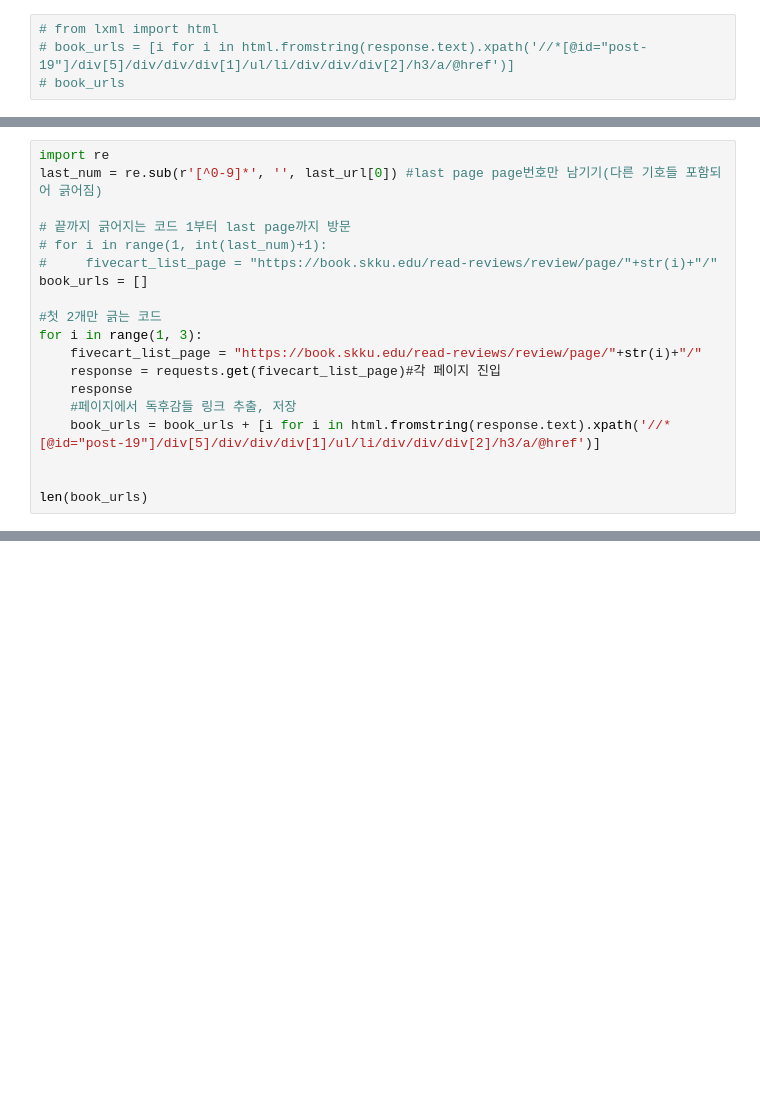
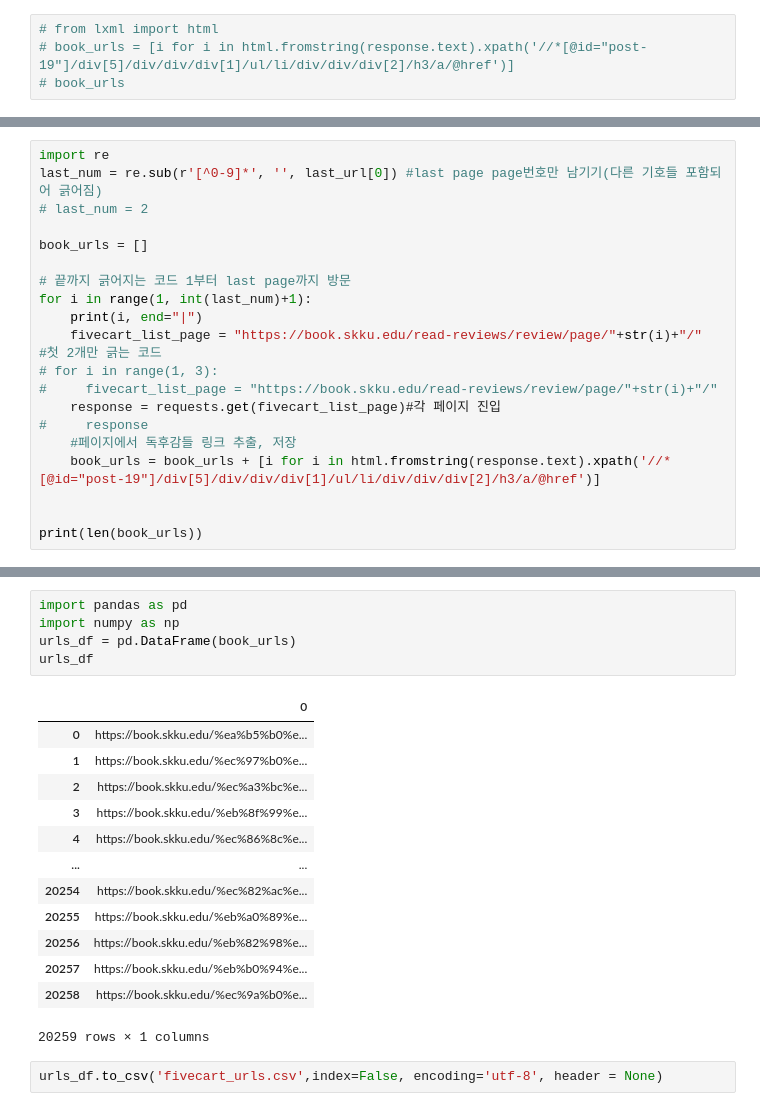
Before and after one commit to StarrFnl/fivecart, a Jupyter notebook: fivecart_crawl.ipynb, the cells around one changed output, grey strips where cells are left out. Saved outputs shown, nothing was run; the diff lists cells and outputs as text; blank space fills up the shorter version.

```diff
--- a/fivecart_crawl.ipynb
+++ b/fivecart_crawl.ipynb
@@ -22,20 +42,22 @@ last_url
 # %%
 import re
 last_num = re.sub(r'[^0-9]*', '', last_url[0]) #last page page번호만 남기기(다른 기호들 포함되어 긁어짐)
+# last_num = 2
+
+book_urls = []
 
 # 끝까지 긁어지는 코드 1부터 last page까지 방문
-# for i in range(1, int(last_num)+1):
+for i in range(1, int(last_num)+1):
+    print(i, end="|")
+    fivecart_list_page = "https://book.skku.edu/read-reviews/review/page/"+str(i)+"/"
+#첫 2개만 긁는 코드
+# for i in range(1, 3):
 #     fivecart_list_page = "https://book.skku.edu/read-reviews/review/page/"+str(i)+"/"
-book_urls = []
-
-#첫 2개만 긁는 코드
-for i in range(1, 3):
-    fivecart_list_page = "https://book.skku.edu/read-reviews/review/page/"+str(i)+"/"
     response = requests.get(fivecart_list_page)#각 페이지 진입
-    response
+#     response
     #페이지에서 독후감들 링크 추출, 저장
     book_urls = book_urls + [i for i in html.fromstring(response.text).xpath('//*[@id="post-19"]/div[5]/div/div/div[1]/ul/li/div/div/div[2]/h3/a/@href')]
 
 
-len(book_urls)
+print(len(book_urls))
 # %% [output]
@@ -43,2 +85,23 @@ len(book_urls)
+# %%
+import pandas as pd
+import numpy as np
+urls_df = pd.DataFrame(book_urls)
+urls_df
+# %% [output]
+|  | 0 |
+| 0 | https://book.skku.edu/%ea%b5%b0%e... |
+| 1 | https://book.skku.edu/%ec%97%b0%e... |
+| 2 | https://book.skku.edu/%ec%a3%bc%e... |
+| 3 | https://book.skku.edu/%eb%8f%99%e... |
+| 4 | https://book.skku.edu/%ec%86%8c%e... |
+| ... | ... |
+| 20254 | https://book.skku.edu/%ec%82%ac%e... |
+| 20255 | https://book.skku.edu/%eb%a0%89%e... |
+| 20256 | https://book.skku.edu/%eb%82%98%e... |
+| 20257 | https://book.skku.edu/%eb%b0%94%e... |
+| 20258 | https://book.skku.edu/%ec%9a%b0%e... |
+20259 rows × 1 columns
+# %%
+urls_df.to_csv('fivecart_urls.csv',index=False, encoding='utf-8', header = None)
 # %%
 all_reports = []
```
Also changed, not shown: parts of 23 cells of this notebook.
